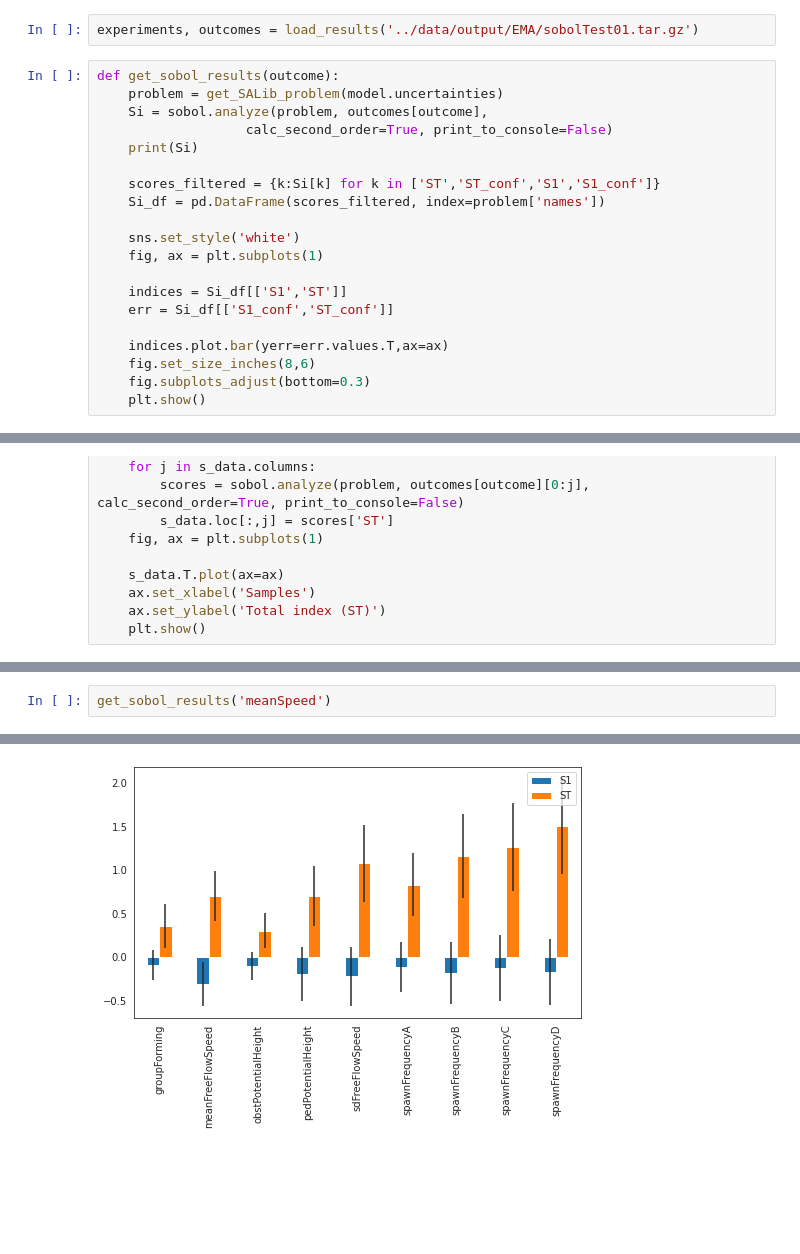
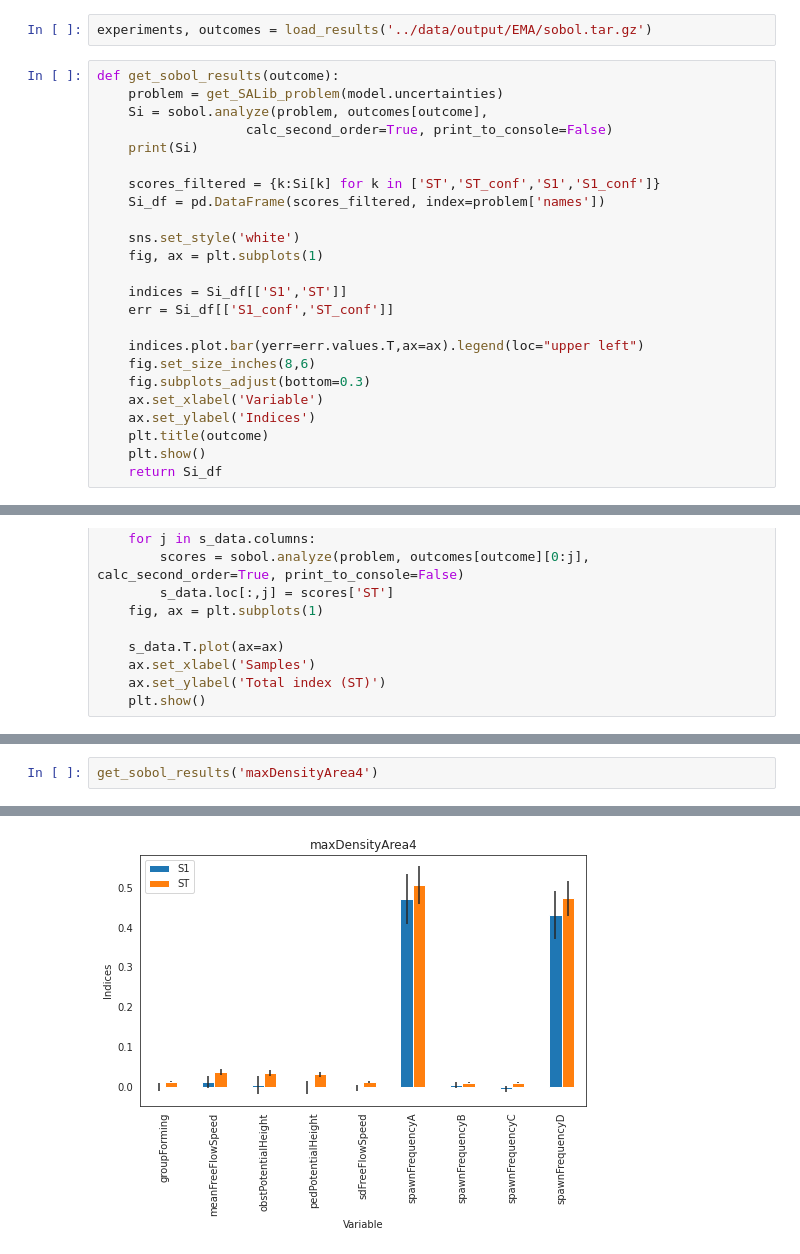
Before and after one commit to floristevito/CrowdSim, a Jupyter notebook: analysis/sobol_results.ipynb, the cells around one changed output, grey strips where cells are left out. Drawn from its saved outputs; the diff is of its cells as text; blank space fills up the shorter version.

```diff
--- a/analysis/sobol_results.ipynb
+++ b/analysis/sobol_results.ipynb
@@ -14,7 +14,7 @@ model = get_vadere_formulation(
     model_file='baseCaseData.scenario'
 )
 # %%
-experiments, outcomes = load_results('../data/output/EMA/sobolTest01.tar.gz')
+experiments, outcomes = load_results('../data/output/EMA/sobol.tar.gz')
 # %%
 def get_sobol_results(outcome):
     problem = get_SALib_problem(model.uncertainties)
@@ -31,10 +31,14 @@ def get_sobol_results(outcome):
     indices = Si_df[['S1','ST']]
     err = Si_df[['S1_conf','ST_conf']]
 
-    indices.plot.bar(yerr=err.values.T,ax=ax)
+    indices.plot.bar(yerr=err.values.T,ax=ax).legend(loc="upper left")
     fig.set_size_inches(8,6)
     fig.subplots_adjust(bottom=0.3)
+    ax.set_xlabel('Variable')
+    ax.set_ylabel('Indices')
+    plt.title(outcome)
     plt.show()
+    return Si_df
 # %%
 def get_sobol_convergence(outcome, n_exp):
     problem = get_SALib_problem(model.uncertainties)
@@ -56,3 +60,3 @@ get_sobol_convergence('meanSpeed', 100)
 # %%
-get_sobol_results('meanSpeed')
+get_sobol_results('maxDensityArea4')
 # %% [output]
@@ -74,3 +78,3 @@ get_sobol_results('meanSpeed')
        [       nan,        nan,        nan,        nan,        nan,
                nan,        nan,        nan,        nan]])}
-[figure, old version]
+[figure, new version]
```
Also changed, not shown: parts of 2 cells of this notebook, 6 other files.
